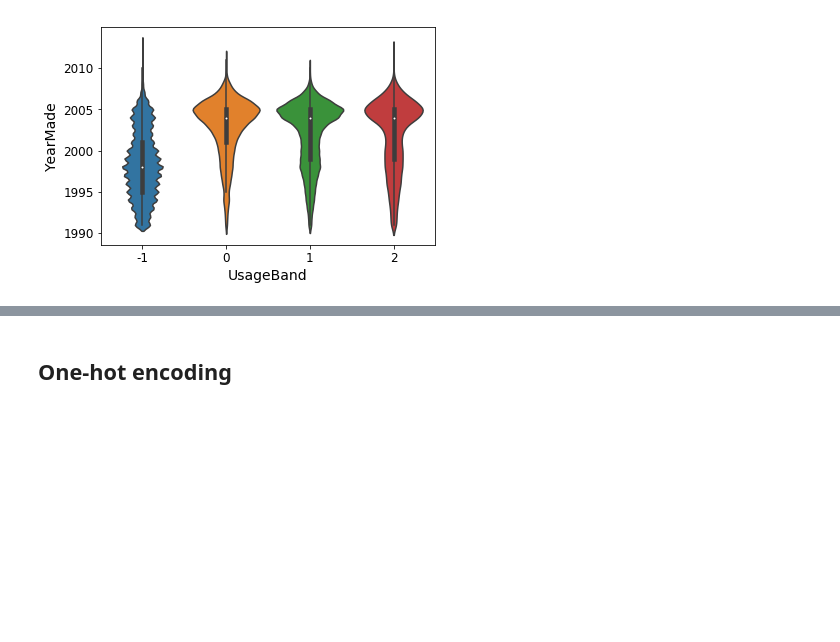
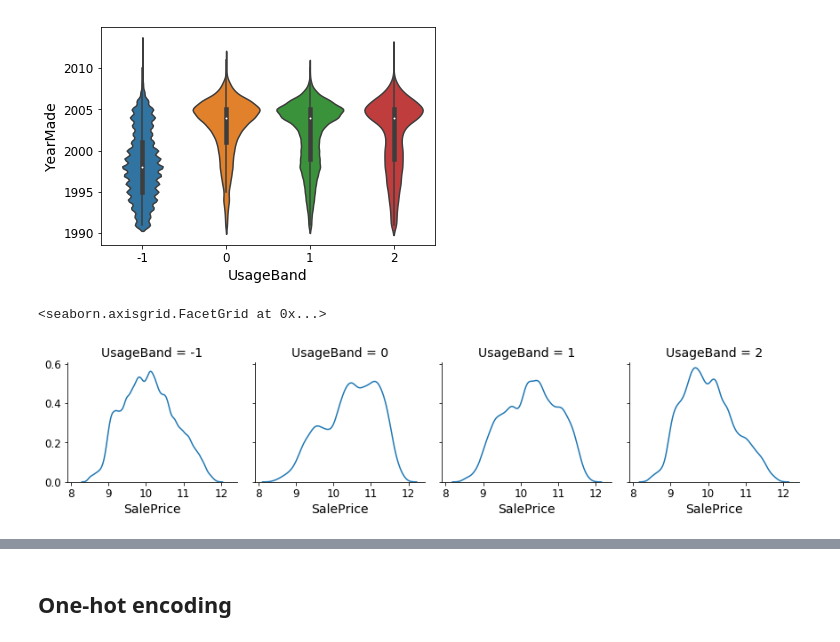
Before and after one commit to emmanuel-galindo/Jupyter-Notebooks, a Jupyter notebook: lesson2-rf_interpretation-manu.ipynb, the cells around one changed output, grey strips where cells are left out. Drawn from its saved outputs; the diff is of its cells as text; code cells hidden in the pictures; blank space fills up the shorter version.

Commit message:
Adding facting visuals from Kaggle tutorial

```diff
--- a/lesson2-rf_interpretation-manu.ipynb
+++ b/lesson2-rf_interpretation-manu.ipynb
@@ -341,0 +347,6 @@ sns.violinplot(
+# %%
+g = sns.FacetGrid(df_raw, col="UsageBand", col_wrap=6)
+g.map(sns.kdeplot, "SalePrice")
+# %% [output]
+<seaborn.axisgrid.FacetGrid at 0x...>
+[figure, added]
```
Also changed, not shown: parts of 3 cells of this notebook.
